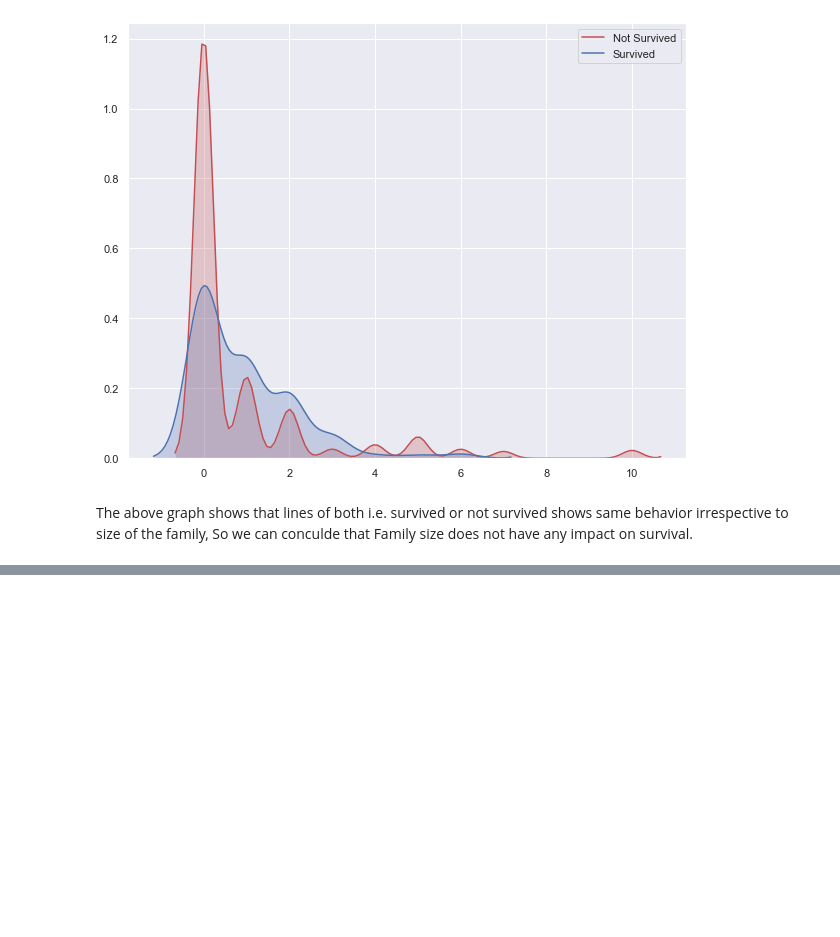
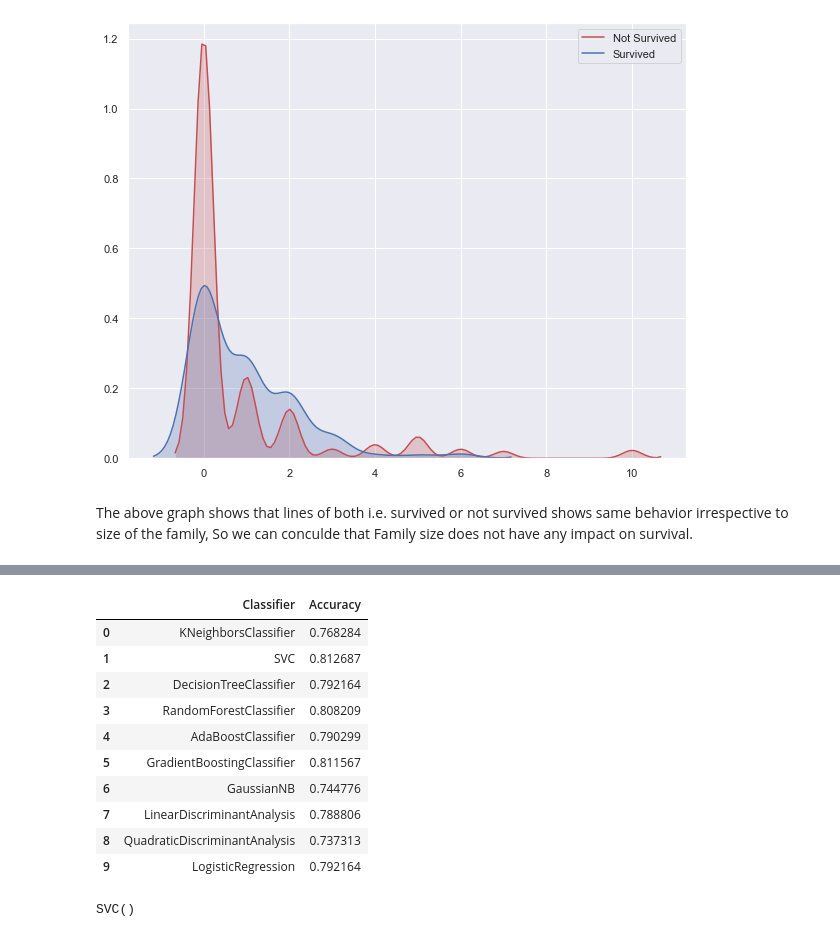
Before and after one commit to RehmanaYounis/TitanicProject, a Jupyter notebook: TitanicProject.ipynb, the cells around one changed output, grey strips where cells are left out. Drawn from its saved outputs; the diff is of its cells as text; code cells hidden in the pictures; blank space fills up the shorter version.

```diff
--- a/TitanicProject.ipynb
+++ b/TitanicProject.ipynb
@@ -521,3 +623,6 @@ sns.kdeplot(train.loc[(train['Survived']==1),'Family'],color='b',shade=True,labe
 [figure]
 # %% [markdown]
 The above graph shows that lines of both i.e. survived or not survived shows same behavior irrespective to size of the family, So we can conculde that Family size does not have any impact on survival.
+# %%
+X=train.drop('Survived',axis=1)
+y=train['Survived'].astype(int)
@@ -523,0 +663,34 @@ The above graph shows that lines of both i.e. survived or not survived shows sam
+# %%
+from sklearn.metrics import accuracy_score
+from sklearn.model_selection import train_test_split
+
+sss = StratifiedShuffleSplit(n_splits=10, test_size=0.3, random_state=0)
+
+
+acc_dict = {}
+#sss.split returns 623 indexes for training and 268 for testing. Using these indexes we will retrieve data from
+# X using X_train, X_test = X.iloc[train_index], X.iloc[test_index]
+for train_index, test_index in sss.split(X, y):
+
+    X_train, X_test = X.iloc[train_index], X.iloc[test_index]
+    y_train, y_test = y.iloc[train_index], y.iloc[test_index]
+
+#In each iteration one set of training data is created (623 records i.e 70% of 899 records) and
+# one set of testing data is created (268 records i.e 30% of 899 records). This X,y combination
+#is passed to classifiers in each iteration. The total iteration will be 10 as mentioned in n_splits.
+
+# classifiers list contains names of the classifieirs along with intializations (which is first step before calling
+# .fit argument. Where as here we only need names so we get it by clf.__class__.__name__)
+
+    for clf in classifiers:
+
+        name = clf.__class__.__name__
+        clf.fit(X_train,y_train)
+        predict=clf.predict(X_test)
+        acc=accuracy_score(y_test,predict)
+        if name in acc_dict:
+            acc_dict[name]+=acc
+        else:
+            acc_dict[name]=acc
+for cf in acc_dict:
+    acc_dict[cf]=acc_dict[cf]/10
@@ -523,0 +710,24 @@ The above graph shows that lines of both i.e. survived or not survived shows sam
+# %%
+log_cols = ["Classifier", "Accuracy"]
+log= pd.DataFrame(list(acc_dict.items()),columns=log_cols)
+log.head(10)
+# %% [output]
+|  | Classifier | Accuracy |
+| 0 | KNeighborsClassifier | 0.768284 |
+| 1 | SVC | 0.812687 |
+| 2 | DecisionTreeClassifier | 0.792164 |
+| 3 | RandomForestClassifier | 0.808209 |
+| 4 | AdaBoostClassifier | 0.790299 |
+| 5 | GradientBoostingClassifier | 0.811567 |
+| 6 | GaussianNB | 0.744776 |
+| 7 | LinearDiscriminantAnalysis | 0.788806 |
+| 8 | QuadraticDiscriminantAnalysis | 0.737313 |
+| 9 | LogisticRegression | 0.792164 |
+# %%
+classifier=SVC()
+xtrain=train.iloc[:,1:]
+ytrain=train.iloc[:,:1]
+ytrain=ytrain.values.ravel()
+classifier.fit(xtrain,ytrain)
+# %% [output]
+SVC()
```
Also changed, not shown: parts of 25 cells of this notebook.
